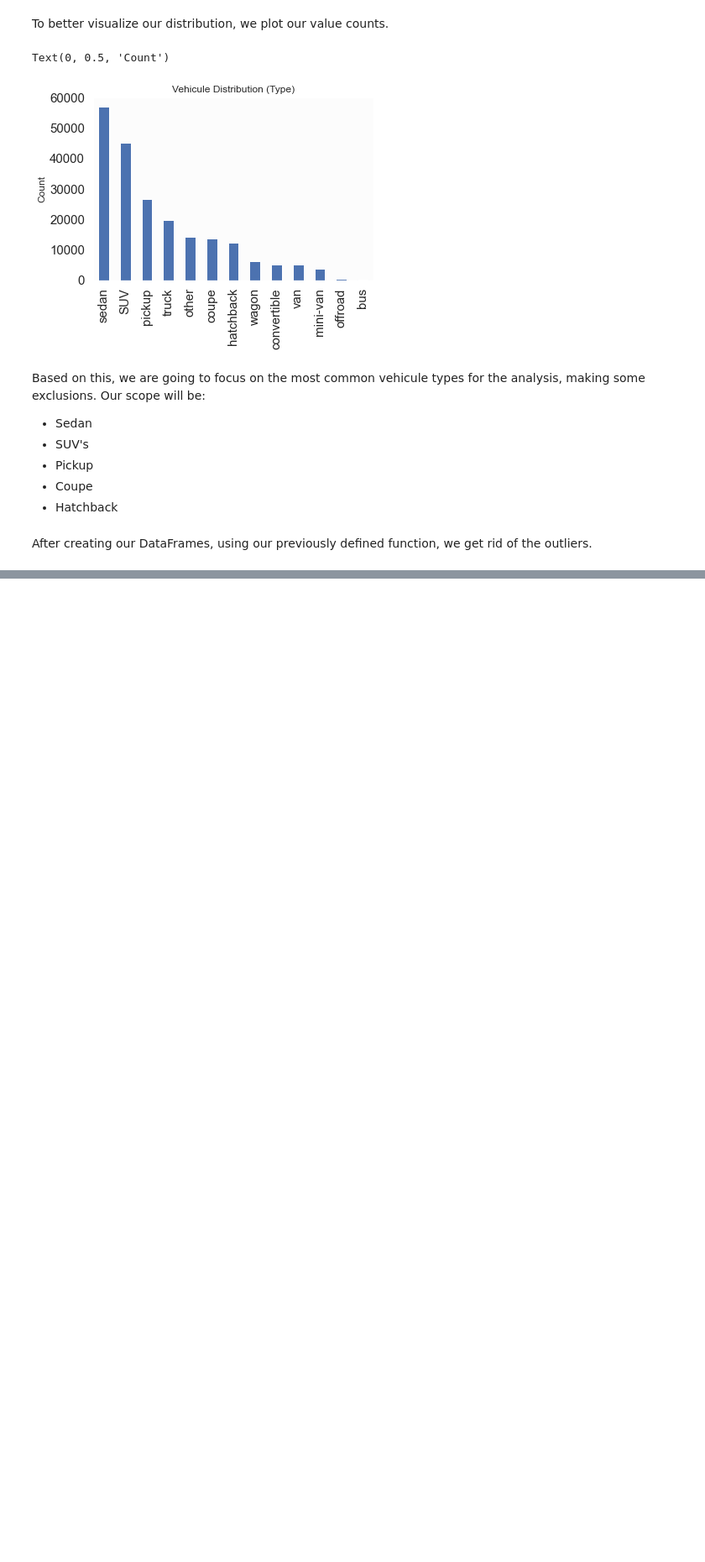
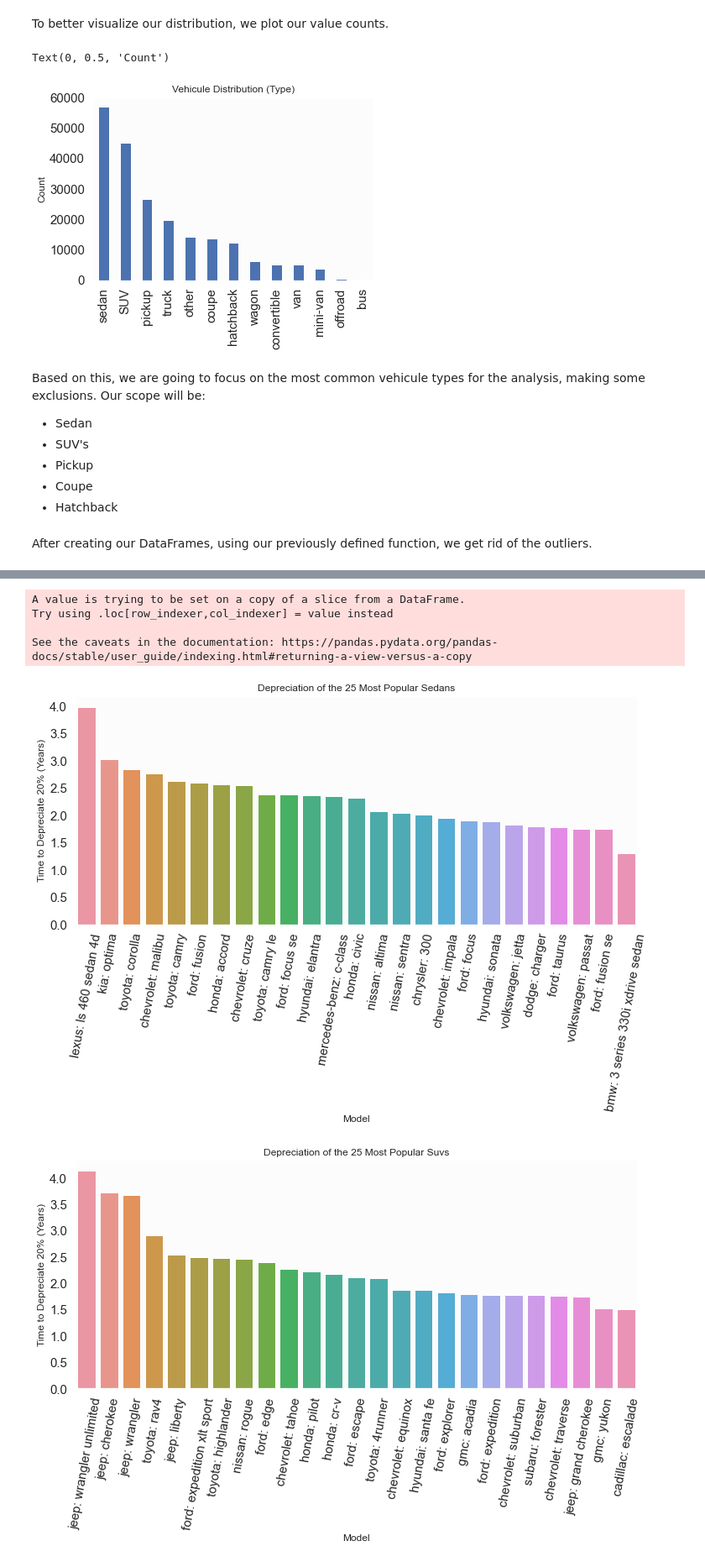
Before and after one commit to carloshgalvan95/Craigslist_Used_Cars_Analysis, a Jupyter notebook: used_cars.ipynb, the cells around one changed output, grey strips where cells are left out. Shown at 84% size. Drawn from its saved outputs; the diff is of its cells as text; code cells hidden in the pictures; blank space fills up the shorter version.

```diff
--- a/used_cars.ipynb
+++ b/used_cars.ipynb
@@ -472,0 +536,32 @@ sedan_avg_year = sedan_df.groupby(['price']).mean()['year']
+# %%
+used_cars_df_nonull['make_model'] = used_cars_df_nonull['manufacturer'] + ': ' + used_cars_df_nonull['model']
+#run curve fits for the 25 most popular sedans, SUVs, and trucks and plot
+for kind in ['sedan', 'SUV', 'truck']:#loop over the type of vehicle
+    com = used_cars_df_nonull[used_cars_df_nonull['type']==kind].make_model.value_counts()[0:25].index #25 most popular models of this type
+    depr_df = pd.DataFrame(columns={'Model', 'val0', 'depr20', 'depr90'}) #initialize an empty dataframe to hold the data
+    for name in com:#loop over the models
+        df = used_cars_df_nonull[(used_cars_df_nonull['make_model']==name) & (used_cars_df_nonull['age']<=50)].sort_values(by='age')
+        xdata = df['age']
+        ydata = df['price']
+        popt, pcov = curve_fit(func, xdata, ydata, p0=[4e4, 0.1])
+
+        init = popt[0]
+        depr20 = -np.log(0.80)/popt[1]
+        depr90 = -np.log(0.10)/popt[1]
+        depr_df = depr_df.append({'Model':name, 'val0':init, 'depr20':depr20, 'depr90':depr90}, ignore_index=True)
+
+    depr_df = depr_df.sort_values(by='depr20', ascending=False)
+
+    fig, ax = plt.subplots(figsize=(12,5))
+    sns.barplot(data=depr_df, x='Model', y='depr20', ax=ax)
+    plt.title('Depreciation of the 25 Most Popular {}s'.format(kind.capitalize()))
+    plt.ylabel('Time to Depreciate 20% (Years)')
+    plt.xticks(rotation = 80)
+    plt.show()
+# %% [output]
+A value is trying to be set on a copy of a slice from a DataFrame.
+Try using .loc[row_indexer,col_indexer] = value instead
+
+See the caveats in the documentation: https://pandas.pydata.org/pandas-docs/stable/user_guide/indexing.html#returning-a-view-versus-a-copy
+[figure, added]
+[figure, added]
```
Also changed, not shown: parts of 13 cells of this notebook.
